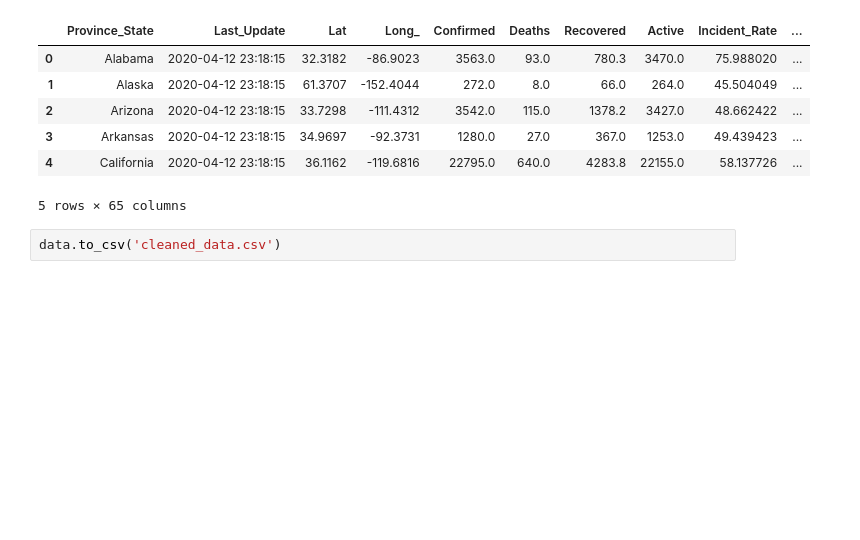
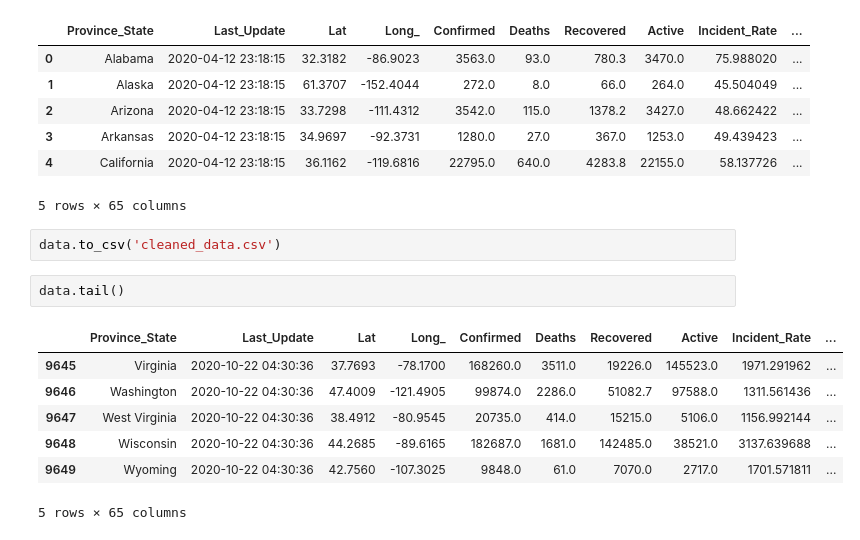
Before and after one commit to chaue/Stats140SL-COVID, a Jupyter notebook: Stats_140SL_COVID.ipynb, the cells around one changed output. Cells and saved outputs as stored; diff of their text form; blank space fills up the shorter version.

Commit message:
updated data

```diff
--- a/Stats_140SL_COVID.ipynb
+++ b/Stats_140SL_COVID.ipynb
@@ -97,3 +97,13 @@ data.head()
 5 rows × 65 columns
 # %%
 data.to_csv('cleaned_data.csv')
+# %%
+data.tail()
+# %% [output]
+|  | Province_State | Last_Update | Lat | Long_ | Confirmed | Deaths | Recovered | Active | Incident_Rate | ... |
+| 9645 | Virginia | 2020-10-22 04:30:36 | 37.7693 | -78.1700 | 168260.0 | 3511.0 | 19226.0 | 145523.0 | 1971.291962 | ... |
+| 9646 | Washington | 2020-10-22 04:30:36 | 47.4009 | -121.4905 | 99874.0 | 2286.0 | 51082.7 | 97588.0 | 1311.561436 | ... |
+| 9647 | West Virginia | 2020-10-22 04:30:36 | 38.4912 | -80.9545 | 20735.0 | 414.0 | 15215.0 | 5106.0 | 1156.992144 | ... |
+| 9648 | Wisconsin | 2020-10-22 04:30:36 | 44.2685 | -89.6165 | 182687.0 | 1681.0 | 142485.0 | 38521.0 | 3137.639688 | ... |
+| 9649 | Wyoming | 2020-10-22 04:30:36 | 42.7560 | -107.3025 | 9848.0 | 61.0 | 7070.0 | 2717.0 | 1701.571811 | ... |
+5 rows × 65 columns
```
